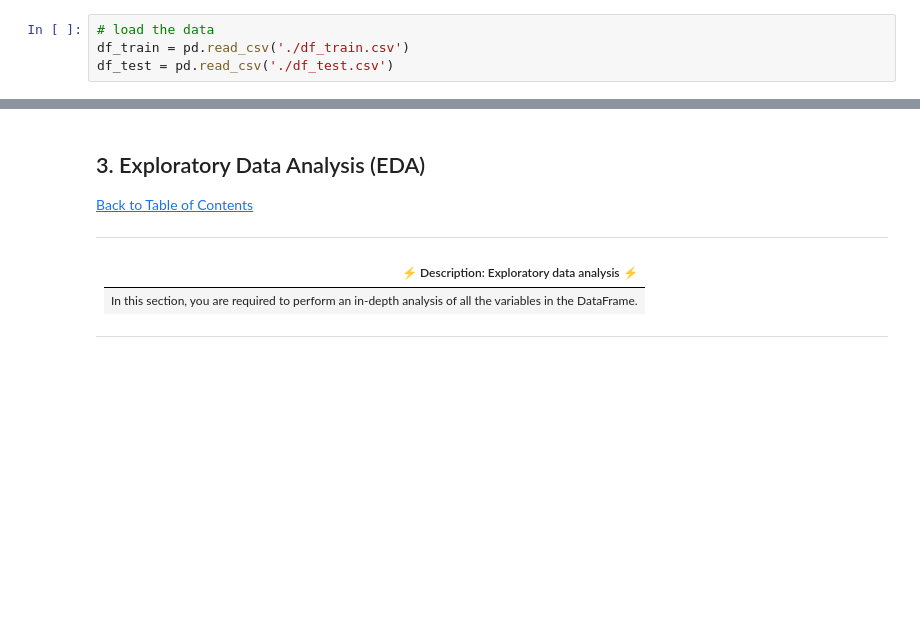
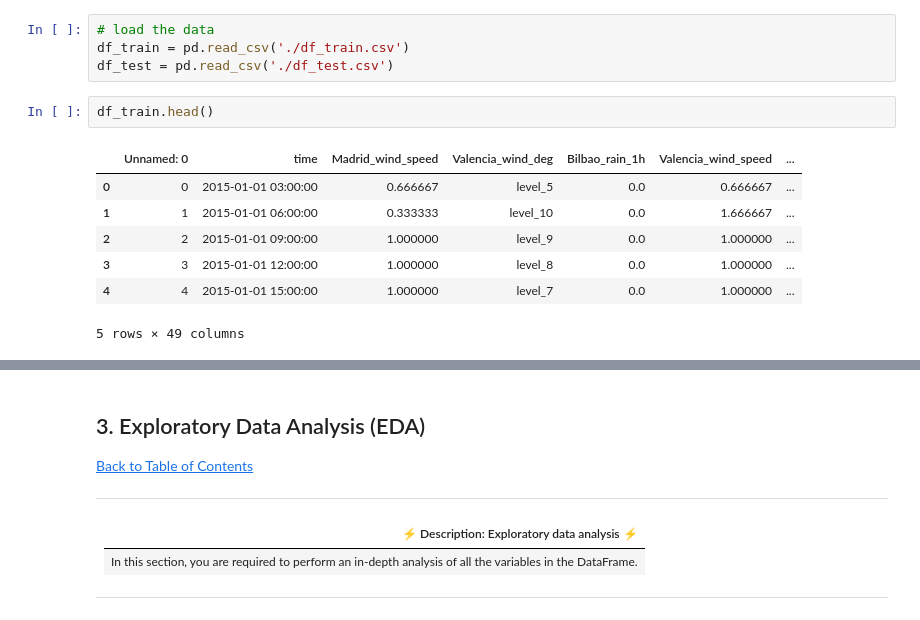
Before and after one commit to Aphiwe94/load-shortfall-regression-predict-api, a Jupyter notebook: starter-notebook.ipynb, the cells around one changed output, grey strips where cells are left out. Cells and saved outputs as stored; diff of their text form; blank space fills up the shorter version.

```diff
--- a/starter-notebook.ipynb
+++ b/starter-notebook.ipynb
@@ -94,3 +96,13 @@ from sklearn.preprocessing import StandardScaler
 # load the data
 df_train = pd.read_csv('./df_train.csv')
 df_test = pd.read_csv('./df_test.csv')
+# %%
+df_train.head()
+# %% [output]
+|  | Unnamed: 0 | time | Madrid_wind_speed | Valencia_wind_deg | Bilbao_rain_1h | Valencia_wind_speed | ... |
+| 0 | 0 | 2015-01-01 03:00:00 | 0.666667 | level_5 | 0.0 | 0.666667 | ... |
+| 1 | 1 | 2015-01-01 06:00:00 | 0.333333 | level_10 | 0.0 | 1.666667 | ... |
+| 2 | 2 | 2015-01-01 09:00:00 | 1.000000 | level_9 | 0.0 | 1.000000 | ... |
+| 3 | 3 | 2015-01-01 12:00:00 | 1.000000 | level_8 | 0.0 | 1.000000 | ... |
+| 4 | 4 | 2015-01-01 15:00:00 | 1.000000 | level_7 | 0.0 | 1.000000 | ... |
+5 rows × 49 columns
```
Also changed, not shown: parts of 9 cells of this notebook.
